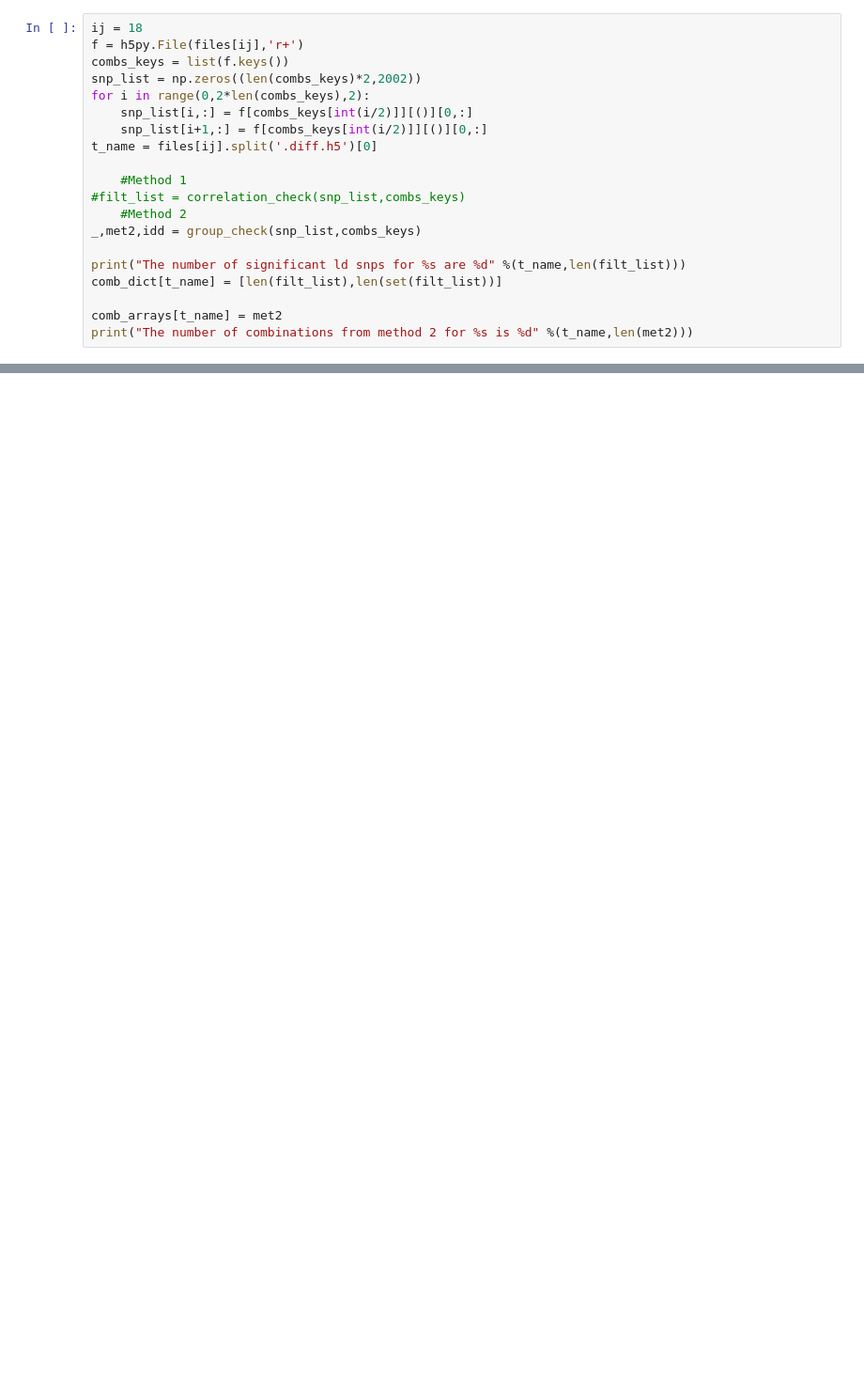
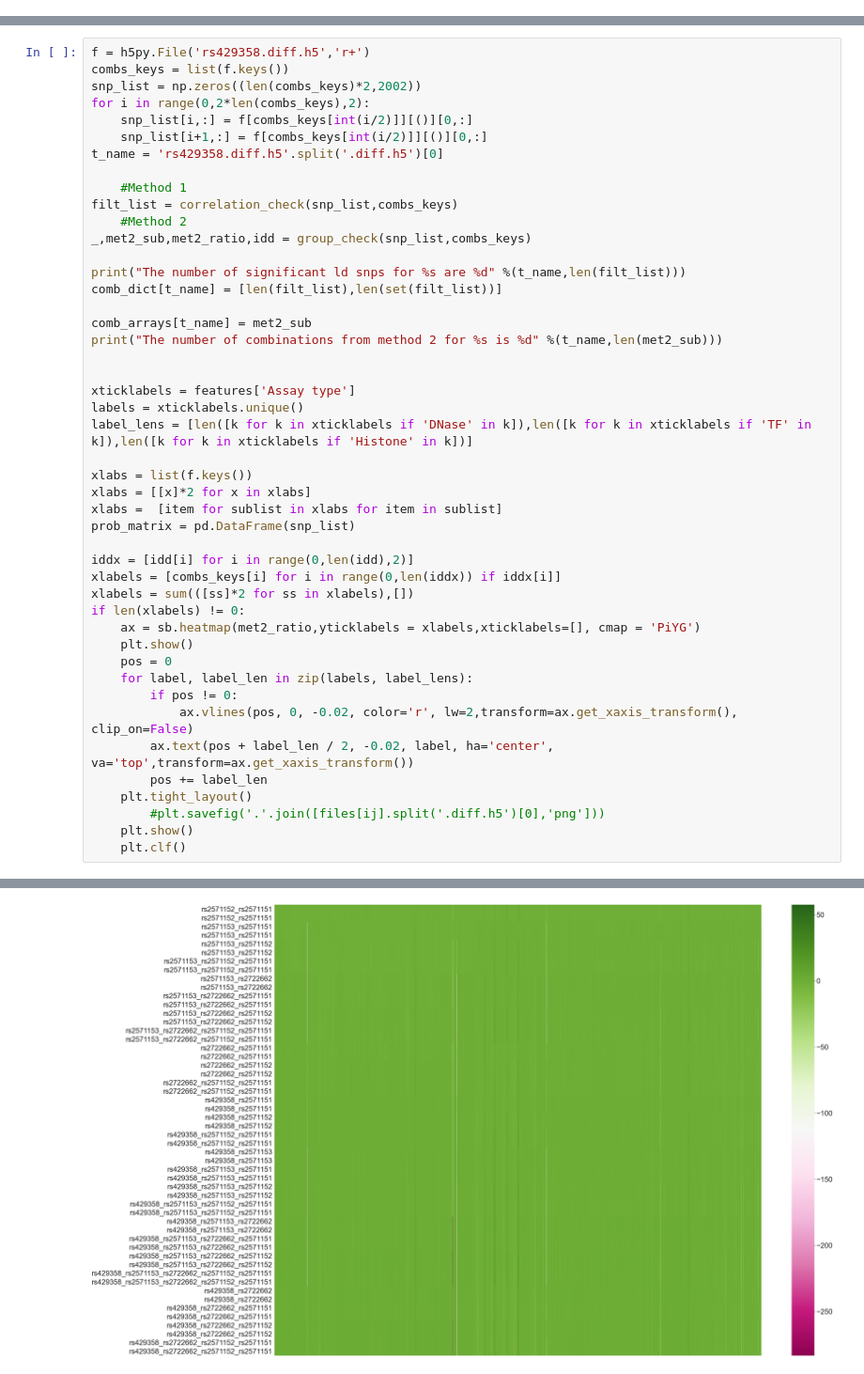
Before and after one commit to PradoVarathan/MultiSpecto, a Jupyter notebook: Analysis Temp File.ipynb, the cells around one changed output, grey strips where cells are left out. Shown at 94% size. Cells and saved outputs as stored; diff of their text form; blank space fills up the shorter version.

```diff
--- a/Analysis Temp File.ipynb
+++ b/Analysis Temp File.ipynb
@@ -95,21 +122 @@ The number of combinations from method 2 for rs769449 is 8
 <Figure size 3600x2736 with 0 Axes>
-# %%
-ij = 18
-f = h5py.File(files[ij],'r+')
-combs_keys = list(f.keys())
-snp_list = np.zeros((len(combs_keys)*2,2002))
-for i in range(0,2*len(combs_keys),2):
-    snp_list[i,:] = f[combs_keys[int(i/2)]][()][0,:]
-    snp_list[i+1,:] = f[combs_keys[int(i/2)]][()][0,:]
-t_name = files[ij].split('.diff.h5')[0]
-
-    #Method 1
-#filt_list = correlation_check(snp_list,combs_keys)
-    #Method 2
-_,met2,idd = group_check(snp_list,combs_keys)
-
-print("The number of significant ld snps for %s are %d" %(t_name,len(filt_list)))
-comb_dict[t_name] = [len(filt_list),len(set(filt_list))]
-
-comb_arrays[t_name] = met2
-print("The number of combinations from method 2 for %s is %d" %(t_name,len(met2)))
@@ -165,0 +123,47 @@ plt.clf()
+# %%
+f = h5py.File('rs429358.diff.h5','r+')
+combs_keys = list(f.keys())
+snp_list = np.zeros((len(combs_keys)*2,2002))
+for i in range(0,2*len(combs_keys),2):
+    snp_list[i,:] = f[combs_keys[int(i/2)]][()][0,:]
+    snp_list[i+1,:] = f[combs_keys[int(i/2)]][()][0,:]
+t_name = 'rs429358.diff.h5'.split('.diff.h5')[0]
+
+    #Method 1
+filt_list = correlation_check(snp_list,combs_keys)
+    #Method 2
+_,met2_sub,met2_ratio,idd = group_check(snp_list,combs_keys)
+
+print("The number of significant ld snps for %s are %d" %(t_name,len(filt_list)))
+comb_dict[t_name] = [len(filt_list),len(set(filt_list))]
+
+comb_arrays[t_name] = met2_sub
+print("The number of combinations from method 2 for %s is %d" %(t_name,len(met2_sub)))
+
+
+xticklabels = features['Assay type']
+labels = xticklabels.unique()
+label_lens = [len([k for k in xticklabels if 'DNase' in k]),len([k for k in xticklabels if 'TF' in k]),len([k for k in xticklabels if 'Histone' in k])]
+
+xlabs = list(f.keys())
+xlabs = [[x]*2 for x in xlabs]
+xlabs =  [item for sublist in xlabs for item in sublist]
+prob_matrix = pd.DataFrame(snp_list)
+
+iddx = [idd[i] for i in range(0,len(idd),2)]
+xlabels = [combs_keys[i] for i in range(0,len(iddx)) if iddx[i]]
+xlabels = sum(([ss]*2 for ss in xlabels),[])
+if len(xlabels) != 0:
+    ax = sb.heatmap(met2_ratio,yticklabels = xlabels,xticklabels=[], cmap = 'PiYG')
+    plt.show()
+    pos = 0
+    for label, label_len in zip(labels, label_lens):
+        if pos != 0:
+            ax.vlines(pos, 0, -0.02, color='r', lw=2,transform=ax.get_xaxis_transform(), clip_on=False)
+        ax.text(pos + label_len / 2, -0.02, label, ha='center', va='top',transform=ax.get_xaxis_transform())
+        pos += label_len
+    plt.tight_layout()
+        #plt.savefig('.'.join([files[ij].split('.diff.h5')[0],'png']))
+    plt.show()
+    plt.clf()
+# %% [output]
@@ -165,0 +172 @@ plt.clf()
+[figure, added]
```
Also changed, not shown: parts of 12 cells of this notebook, 5 other files.
